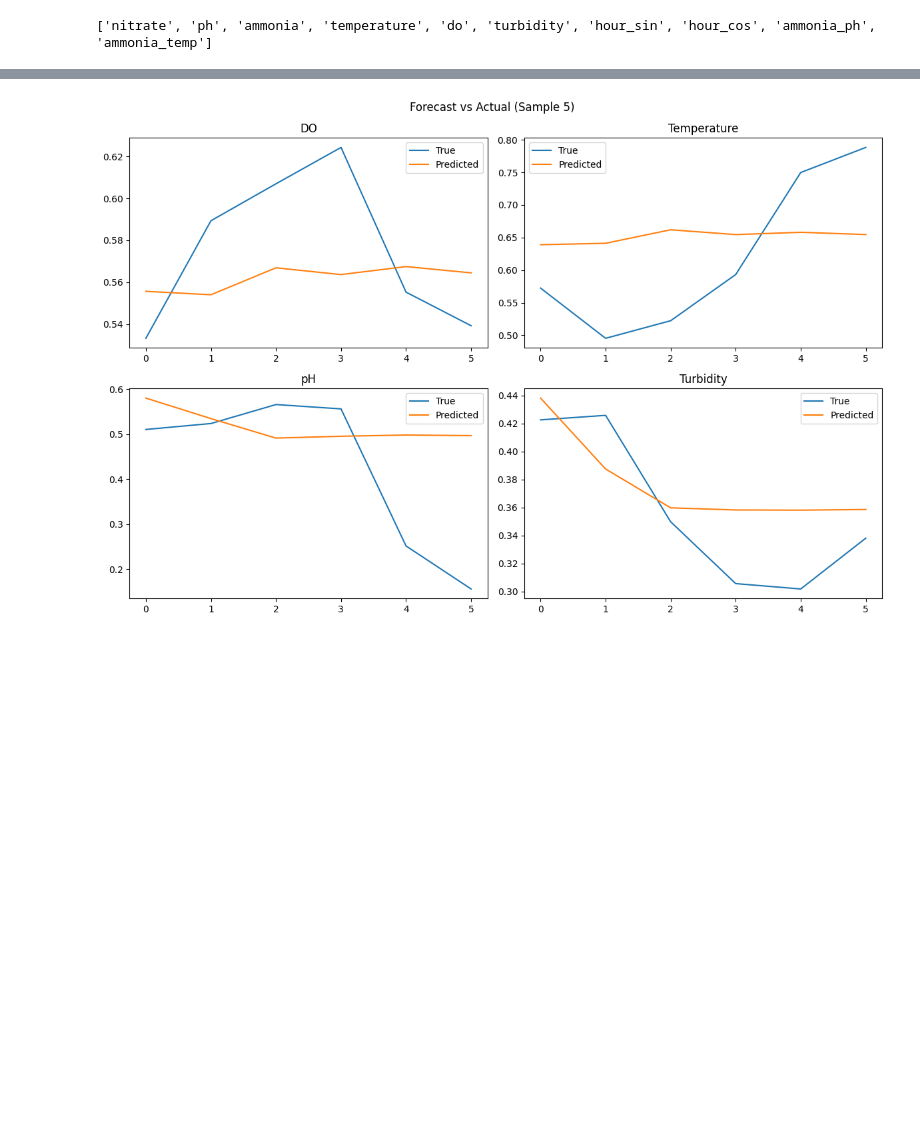
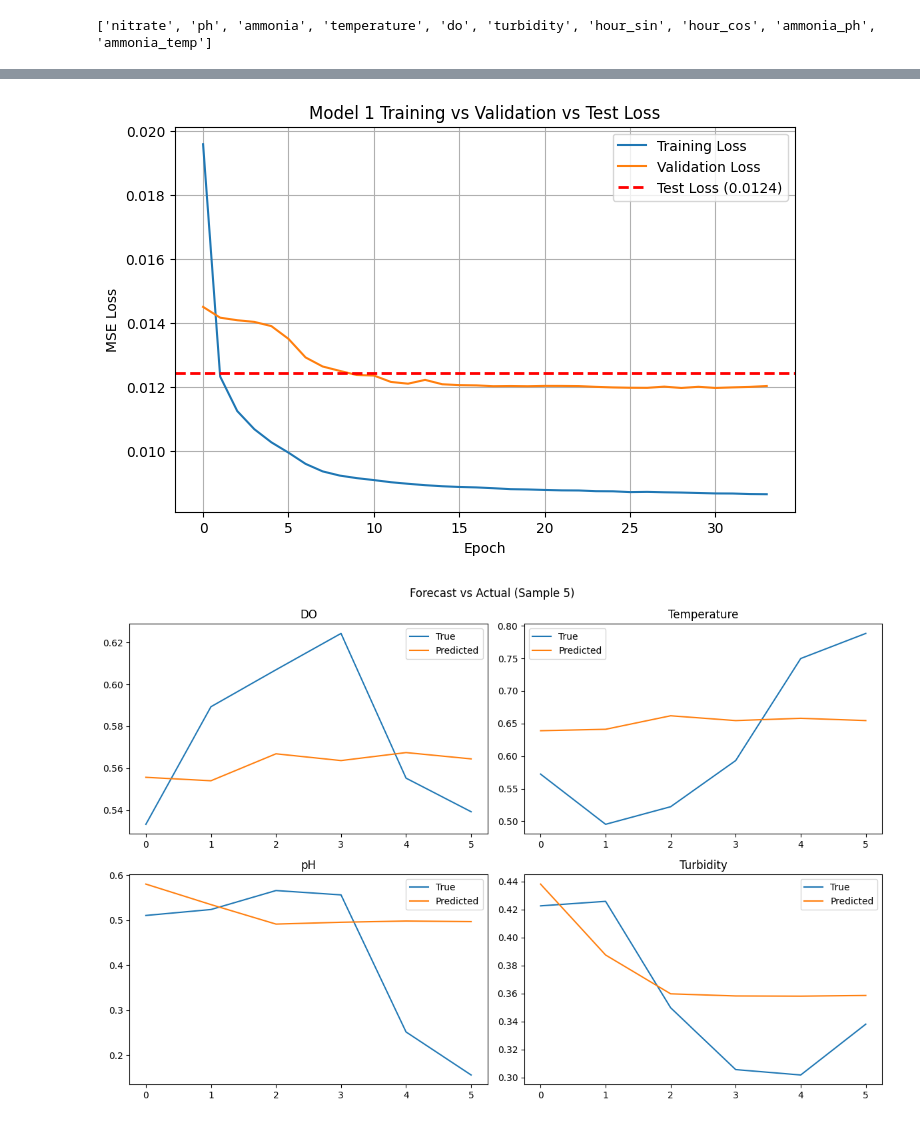
Before and after one commit to adityapandeydev/AquaCulture, a Jupyter notebook: ml/notebooks/02_model1_multivariate.ipynb, the cells around one changed output, grey strips where cells are left out. Saved outputs shown, nothing was run; the diff lists cells and outputs as text; code cells hidden in the pictures; blank space fills up the shorter version.

```diff
--- a/ml/notebooks/02_model1_multivariate.ipynb
+++ b/ml/notebooks/02_model1_multivariate.ipynb
@@ -257,0 +297,29 @@ plt.show()
+# %%
+import matplotlib.pyplot as plt
+
+# Evaluate on test set
+test_loss, test_mae = model1.evaluate(X1_test, y1_test)
+
+plt.figure(figsize=(8,5))
+
+# Training & Validation curves
+plt.plot(history.history['loss'], label='Training Loss')
+plt.plot(history.history['val_loss'], label='Validation Loss')
+
+# ✅ Test loss as horizontal line
+plt.axhline(
+    y=test_loss,
+    color='red',
+    linestyle='--',
+    linewidth=2,
+    label=f'Test Loss ({test_loss:.4f})'
+)
+
+plt.xlabel('Epoch')
+plt.ylabel('MSE Loss')
+plt.title('Model 1 Training vs Validation vs Test Loss')
+plt.legend()
+plt.grid(True)
+
+plt.show()
+# %% [output]
@@ -258,3 +327,4 @@ plt.show()
+[figure, added]
 # %%
 # Multi-Step Forecast Plot
 params = ["DO", "Temperature", "pH", "Turbidity"]
```
Also changed, not shown: parts of 9 cells of this notebook, 44 other files.
